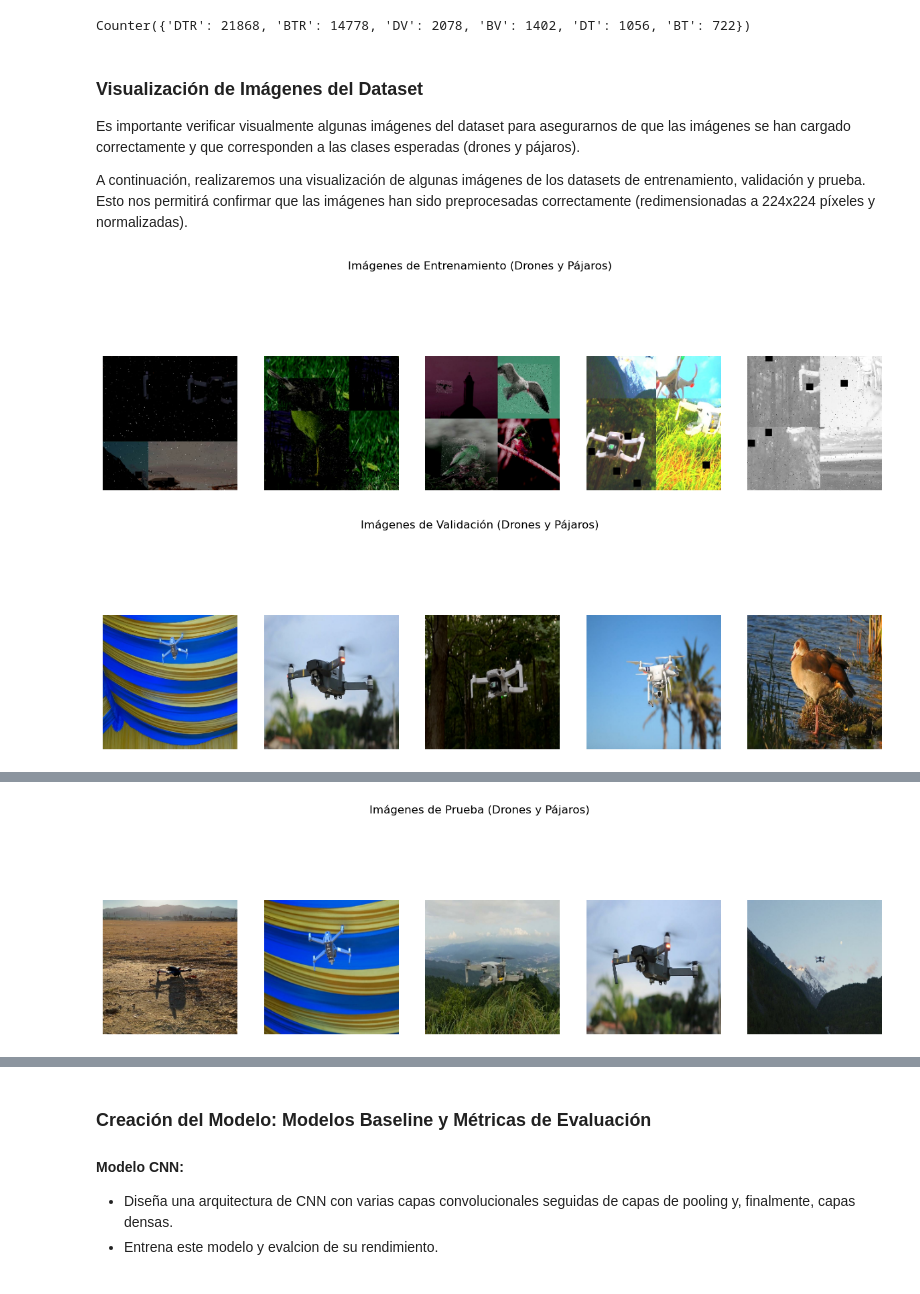
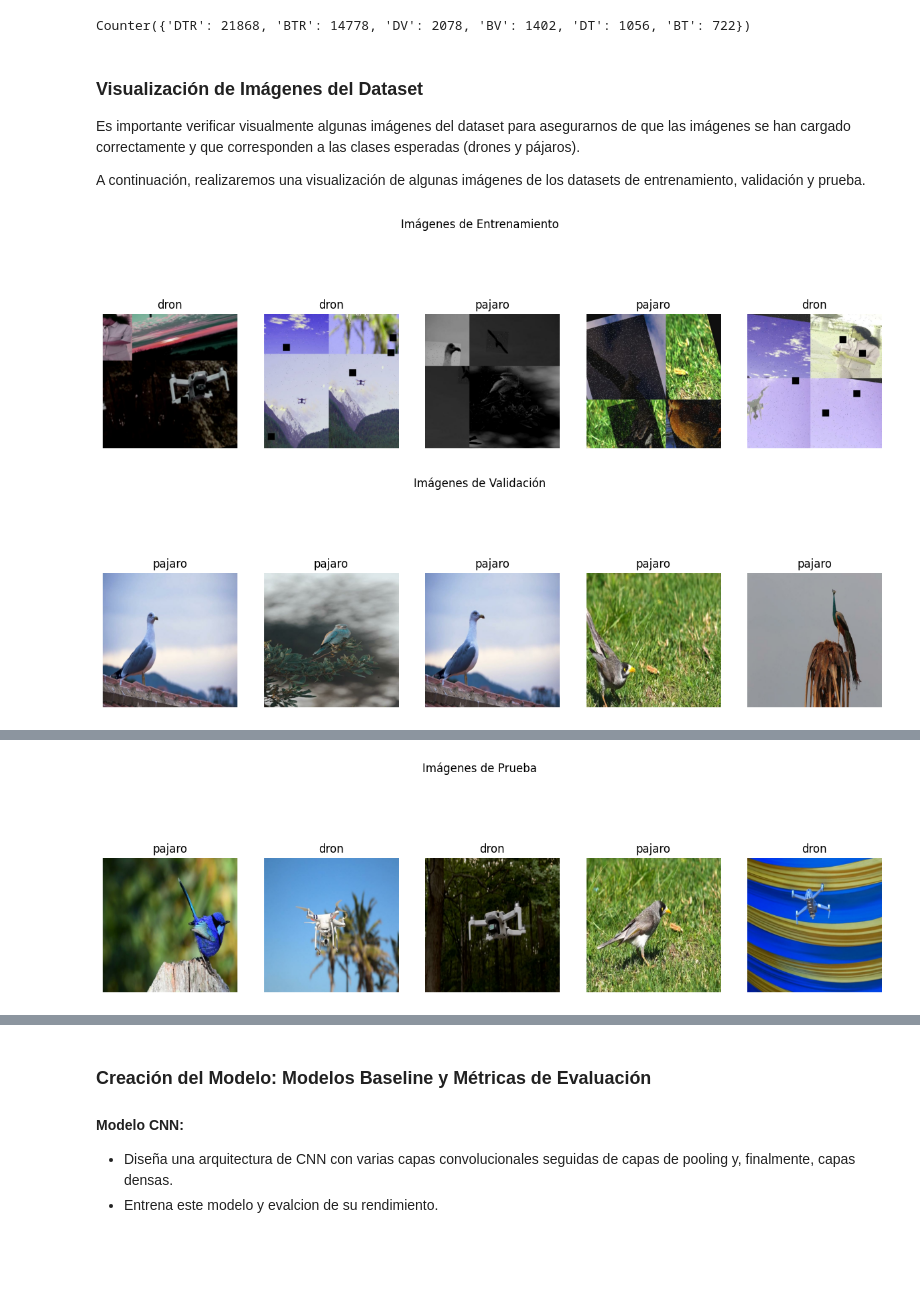
Before and after one commit to FelicianoRN01/PIA, a Jupyter notebook: Practica_CNN/Practica_CNN.ipynb, the cells around one changed output, grey strips where cells are left out. Cells and saved outputs as stored; diff of their text form; code cells hidden in the pictures; blank space fills up the shorter version.

```diff
--- a/Practica_CNN/Practica_CNN.ipynb
+++ b/Practica_CNN/Practica_CNN.ipynb
@@ -64,0 +47,5 @@ test_ds  = prepare_dataset(*get_image_label_lists("./Dataset/test/images",  "./D
+# %%
+# Definir rutas a las imágenes de entrenamiento y validación
+train_ds = '/home/feliciano/.cache/kagglehub/datasets/stealthknight/bird-vs-drone/versions/1/Dataset/train/images'
+valid_ds = '/home/feliciano/.cache/kagglehub/datasets/stealthknight/bird-vs-drone/versions/1/Dataset/valid/images'
+test_ds = '/home/feliciano/.cache/kagglehub/datasets/stealthknight/bird-vs-drone/versions/1/Dataset/test/images'
@@ -111,27 +161,35 @@ Counter({'DTR': 21868, 'BTR': 14778, 'DV': 2078, 'BV': 1402, 'DT': 1056, 'BT': 7
 
 Es importante verificar visualmente algunas imágenes del dataset para asegurarnos de que las imágenes se han cargado correctamente y que corresponden a las clases esperadas (drones y pájaros).
 
-A continuación, realizaremos una visualización de algunas imágenes de los datasets de entrenamiento, validación y prueba. Esto nos permitirá confirmar que las imágenes han sido preprocesadas correctamente (redimensionadas a 224x224 píxeles y normalizadas).
+A continuación, realizaremos una visualización de algunas imágenes de los datasets de entrenamiento, validación y prueba.
 # %%
+import random
+import tensorflow as tf
+
 import matplotlib.pyplot as plt
 
-def visualize_images(dataset, title, num_images=5):
+# Función para mostrar imágenes
+def mostrar_imagenes(image_paths, labels, title, num_images=5):
     plt.figure(figsize=(15, 5))
-    for i, (image, label) in enumerate(dataset.unbatch().take(num_images)):  # Desempaquetar la tupla
-        ax = plt.subplot(1, num_images, i + 1)
-        plt.imshow(image.numpy())
-        plt.axis("off")
+    indices = random.sample(range(len(image_paths)), num_images)
+    for i, idx in enumerate(indices):
+        image = tf.io.read_file(image_paths[idx])
+        image = tf.image.decode_jpeg(image, channels=3)
+        plt.subplot(1, num_images, i + 1)
+        plt.imshow(image)
+        plt.axis('off')
+        plt.title(labels[idx])
     plt.suptitle(title)
     plt.show()
 
-# Visualizar imágenes del dataset de entrenamiento
-visualize_images(train_ds, "Imágenes de Entrenamiento (Drones y Pájaros)")
+# Mostrar imágenes de entrenamiento
+mostrar_imagenes(train_images, train_labels, "Imágenes de Entrenamiento")
 
-# Visualizar imágenes del dataset de validación
-visualize_images(valid_ds, "Imágenes de Validación (Drones y Pájaros)")
+# Mostrar imágenes de validación
+mostrar_imagenes(valid_images, valid_labels, "Imágenes de Validación")
 
-# Visualizar imágenes del dataset de prueba
-visualize_images(test_ds, "Imágenes de Prueba (Drones y Pájaros)")
+# Mostrar imágenes de prueba
+mostrar_imagenes(test_images, test_labels, "Imágenes de Prueba")
 # %% [output]
-[figure, old version]
+[figure, new version]
-[figure, old version]
+[figure, new version]
@@ -139 +196 @@ visualize_images(test_ds, "Imágenes de Prueba (Drones y Pájaros)")
-[figure, old version]
+[figure, new version]
```
Also changed, not shown: parts of 26 cells of this notebook, 2 other files.
